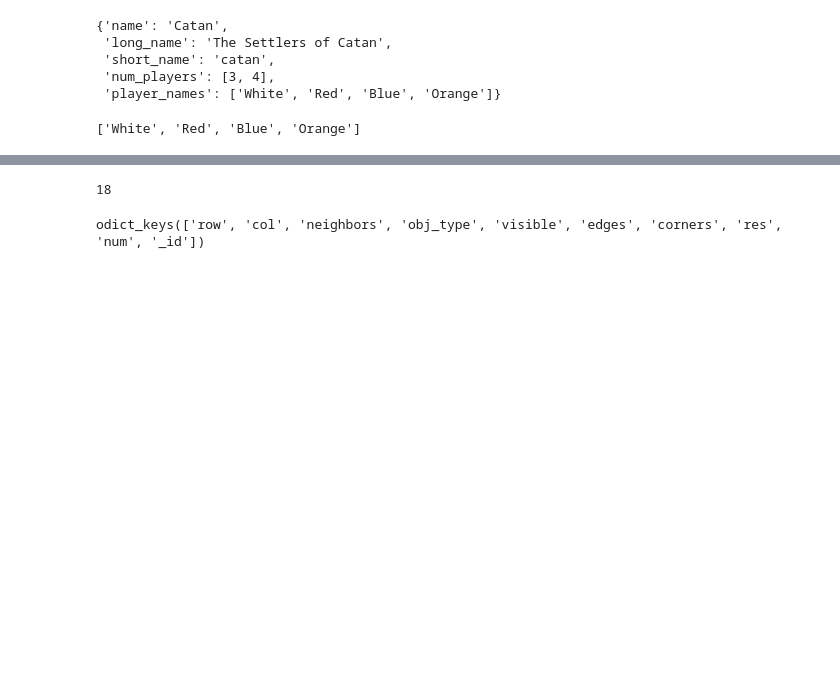
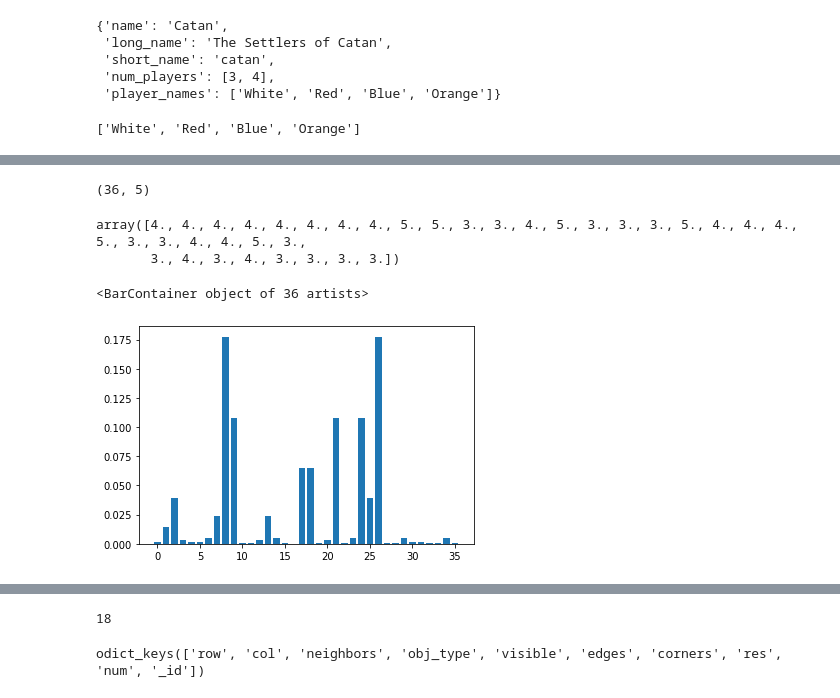
Before and after one commit to felixludos/ludos, a Jupyter notebook: test_catan.ipynb, the cells around one changed output, grey strips where cells are left out. Saved outputs shown, nothing was run; the diff lists cells and outputs as text; code cells hidden in the pictures; blank space fills up the shorter version.

```diff
--- a/test_catan.ipynb
+++ b/test_catan.ipynb
@@ -147,0 +240,5 @@ odict_keys(['row', 'col', 'neighbors', 'obj_type', 'visible', 'edges', 'corners'
+# %%
+wts = priority/(nums/3+1)
+# %%
+dnum = (all_nums * wts).sum(-1) / 2
+dnum
@@ -147,0 +269,18 @@ odict_keys(['row', 'col', 'neighbors', 'obj_type', 'visible', 'edges', 'corners'
+# %%
+allr = np.stack([get_res(site.ress, residx) for site in sites])
+allr.shape
+# %% [output]
+(36, 5)
+# %%
+rval = (rnum + allr).clip(0,1).sum(-1)
+rval
+# %% [output]
+array([4., 4., 4., 4., 4., 4., 4., 4., 5., 5., 3., 3., 4., 5., 3., 3., 3., 5., 4., 4., 4., 5., 3., 3., 4., 4., 5., 3.,
+       3., 4., 3., 4., 3., 3., 3., 3.])
+# %%
+wts = softmax(dnum) * softmax(rval)
+wts = wts / wts.sum()
+plt.bar(np.arange(len(wts)),wts)
+# %% [output]
+<BarContainer object of 36 artists>
+[figure, added]
```
Also changed, not shown: parts of 33 cells of this notebook, 4 other files.
